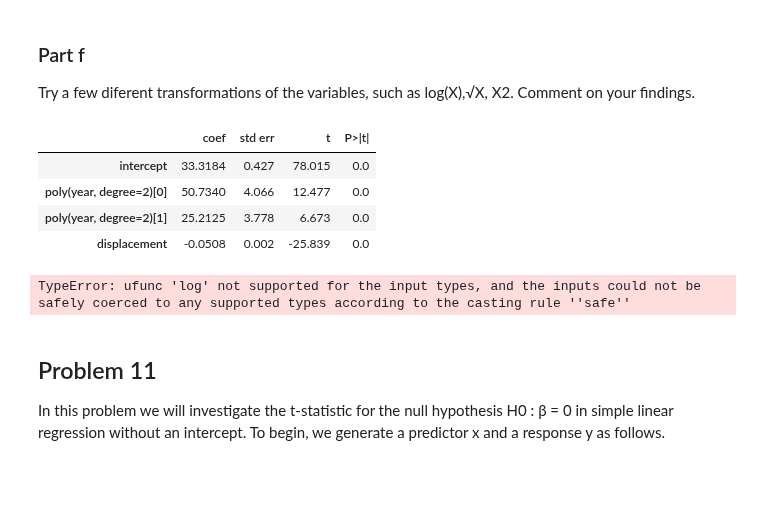
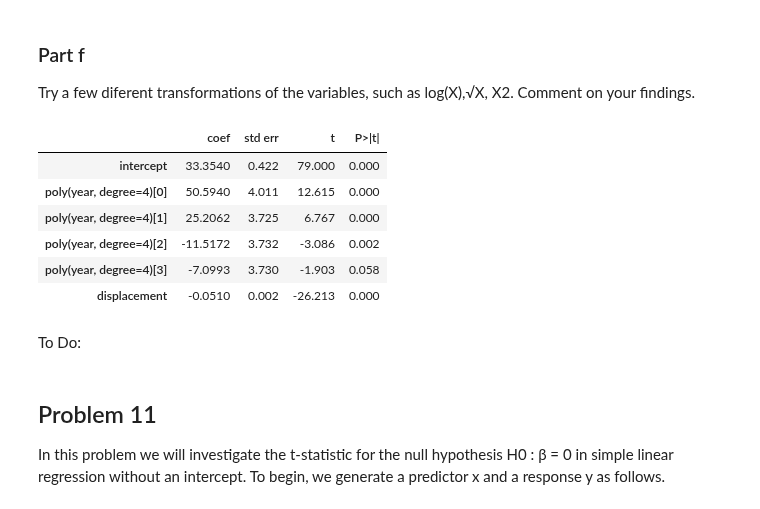
Before and after one commit to kmerkl22/k-s-ISL, a Jupyter notebook: Notebooks/Ch03-ISLExercises.ipynb, the cells around one changed output. Saved outputs shown, nothing was run; the diff lists cells and outputs as text; code cells hidden in the pictures; blank space fills up the shorter version.

```diff
--- a/Notebooks/Ch03-ISLExercises.ipynb
+++ b/Notebooks/Ch03-ISLExercises.ipynb
@@ -305,24 +305,26 @@ Of the few paired interactions we tried (weight & acceleration, horsepower & yea
 Try a few diferent transformations of the variables, such as
 log(X),√X, X2. Comment on your findings.
 # %%
-X = MS([poly('year', degree=2), 'displacement']).fit_transform(Auto)
+X = MS([poly('year', degree=4), 'displacement']).fit_transform(Auto)
 model5 = sm.OLS(y, X)
 results5 = model5.fit()
 summarize(results5)
 # %% [output]
 |  | coef | std err | t | P>|t| |
-| intercept | 33.3184 | 0.427 | 78.015 | 0.0 |
-| poly(year, degree=2)[0] | 50.7340 | 4.066 | 12.477 | 0.0 |
-| poly(year, degree=2)[1] | 25.2125 | 3.778 | 6.673 | 0.0 |
-| displacement | -0.0508 | 0.002 | -25.839 | 0.0 |
+| intercept | 33.3540 | 0.422 | 79.000 | 0.000 |
+| poly(year, degree=4)[0] | 50.5940 | 4.011 | 12.615 | 0.000 |
+| poly(year, degree=4)[1] | 25.2062 | 3.725 | 6.767 | 0.000 |
+| poly(year, degree=4)[2] | -11.5172 | 3.732 | -3.086 | 0.002 |
+| poly(year, degree=4)[3] | -7.0993 | 3.730 | -1.903 | 0.058 |
+| displacement | -0.0510 | 0.002 | -26.213 | 0.000 |
+# %% [markdown]
+To Do:
 # %%
 #Not working - need to revisit this
-X = MS([ 'weight', np.log('weight'), 'displacement']).fit_transform(Auto)
-model6 = sm.OLS(y, X)
-results6 = model6.fit()
-summarize(results6)
+# X = MS([ 'weight', np.log('weight'), 'displacement']).fit_transform(Auto)
+# model6 = sm.OLS(y, X)
+# results6 = model6.fit()
+# summarize(results6)
-# %% [output]
-TypeError: ufunc 'log' not supported for the input types, and the inputs could not be safely coerced to any supported types according to the casting rule ''safe''
 # %% [markdown]
 ## Problem 11
 In this problem we will investigate the t-statistic for the null hypothesis H0 : β = 0 in simple linear regression without an intercept. To
```
Also changed, not shown: parts of 15 cells of this notebook.
